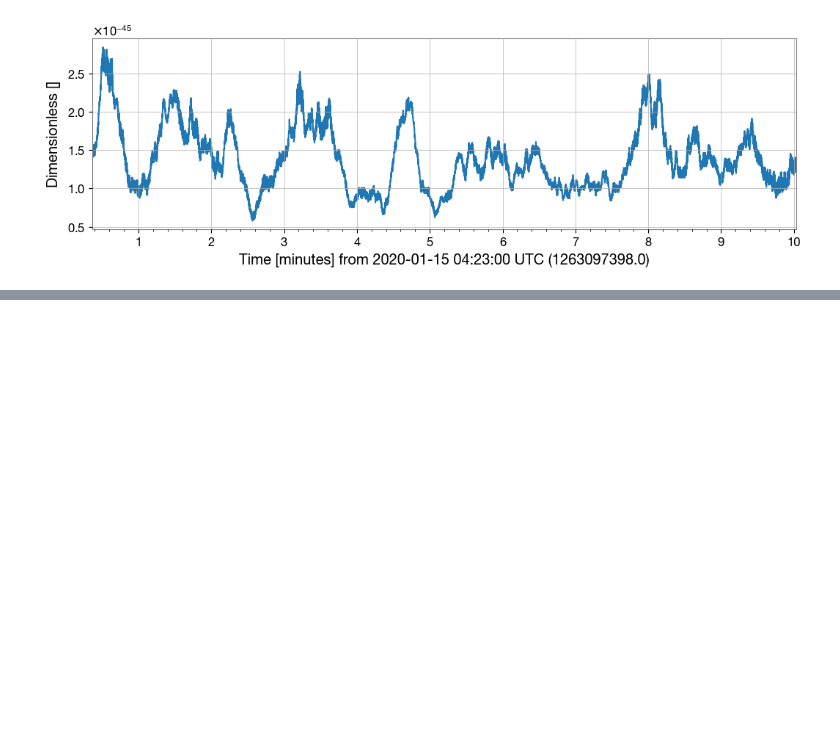
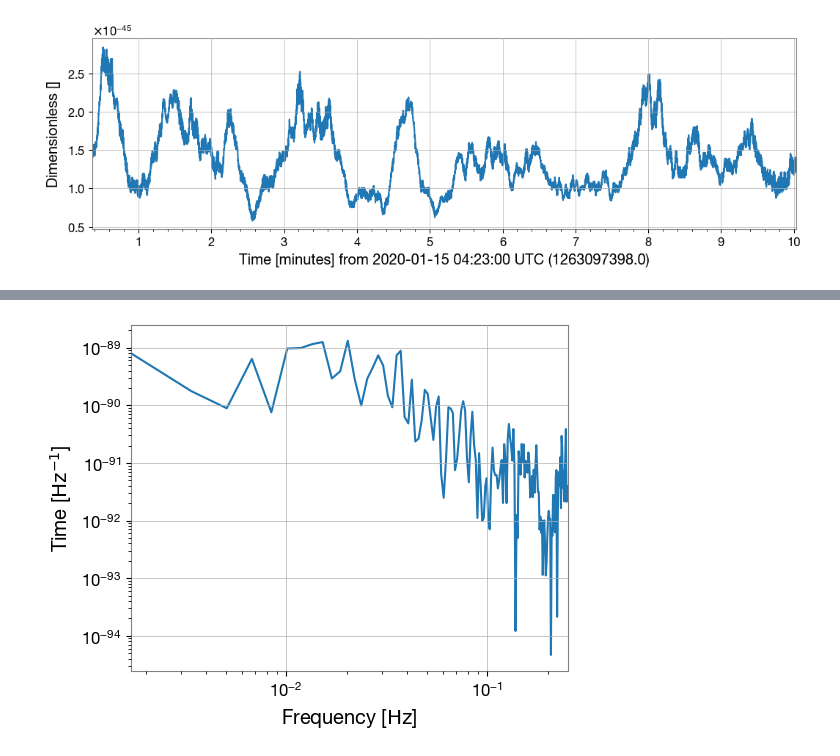
Before and after one commit to atcupps/GWInRP, a Jupyter notebook: freq_slice/freq_strain_changes.ipynb, the cells around one changed output, grey strips where cells are left out. Drawn from its saved outputs; the diff is of its cells as text; code cells hidden in the pictures; blank space fills up the shorter version.

```diff
--- a/freq_slice/freq_strain_changes.ipynb
+++ b/freq_slice/freq_strain_changes.ipynb
@@ -74,0 +88,8 @@ KEY QUESTION: How can we identify a good dt and analysis time to use?
+# %%
+# PSD of FSS with 10 second intervals
+fss = freq_specific_time_series(min_time, 10, 2, max_time, 80)
+psd = fss.psd()
+plot = psd.plot()
+plot.show()
+# %% [output]
+[figure, added]
```
Also changed, not shown: parts of 9 cells of this notebook.
